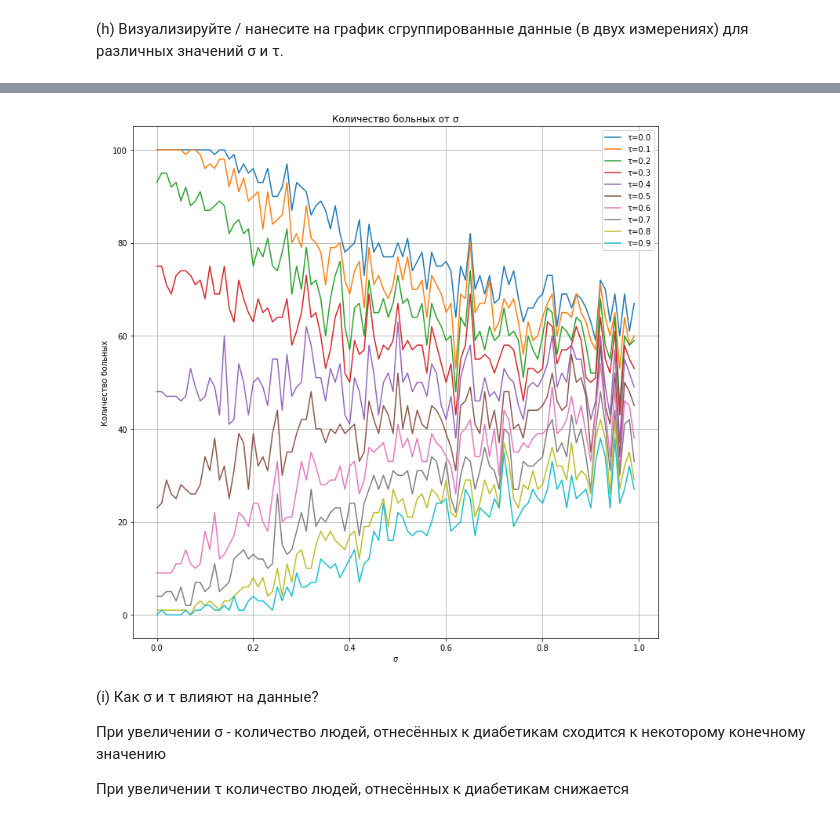
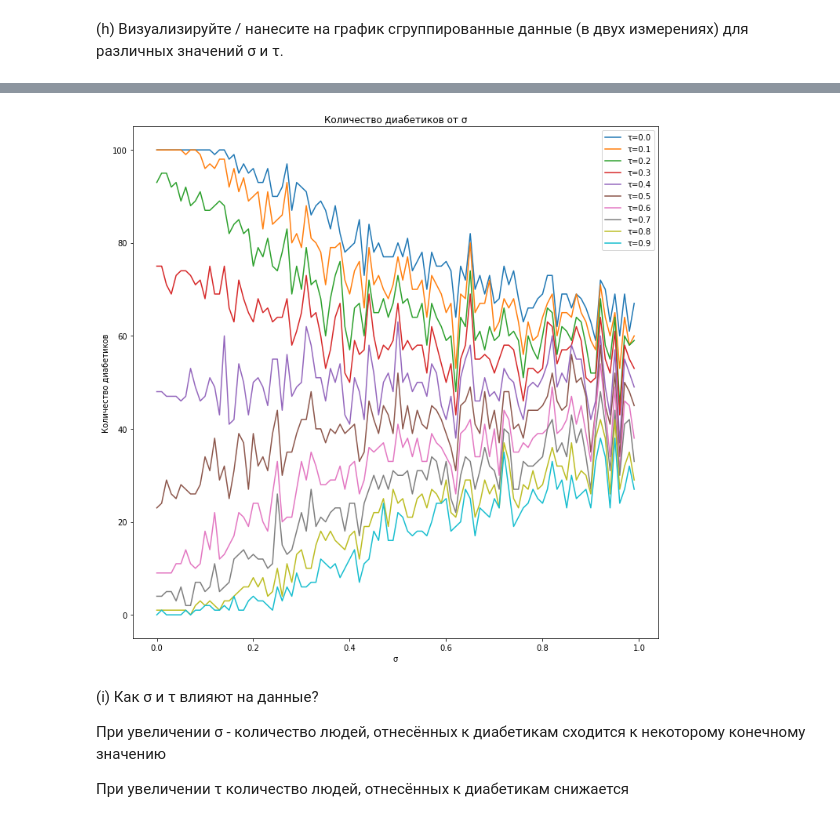
Before and after one commit to loverdom/kfu, a Jupyter notebook: TI_zigangirov_lab1.ipynb, the cells around one changed output, grey strips where cells are left out. Saved outputs shown, nothing was run; the diff lists cells and outputs as text; code cells hidden in the pictures.

```diff
--- a/TI_zigangirov_lab1.ipynb
+++ b/TI_zigangirov_lab1.ipynb
@@ -244,20 +243,19 @@ plt.show()
 # %%
 plt.figure(figsize=(12, 12))
 
-plt.title("Количество больных от σ")
+plt.title("Количество диабетиков от σ")
 
 for i in range(0, 100, 10):
   plt.plot(steps, ppl[:, i], label='τ={0}'.format(round(enum[i], 1)))
 
 
 plt.xlabel("σ")
-plt.ylabel("Количество больных")
-plt.grid()
+plt.ylabel("Количество диабетиков")
 
 plt.legend()
 plt.show()
 # %% [output]
-[figure, old version]
+[figure, new version]
 # %% [markdown]
 (i) Как σ и τ влияют на данные?
 
```
Also changed, not shown: parts of 1 cell of this notebook.
